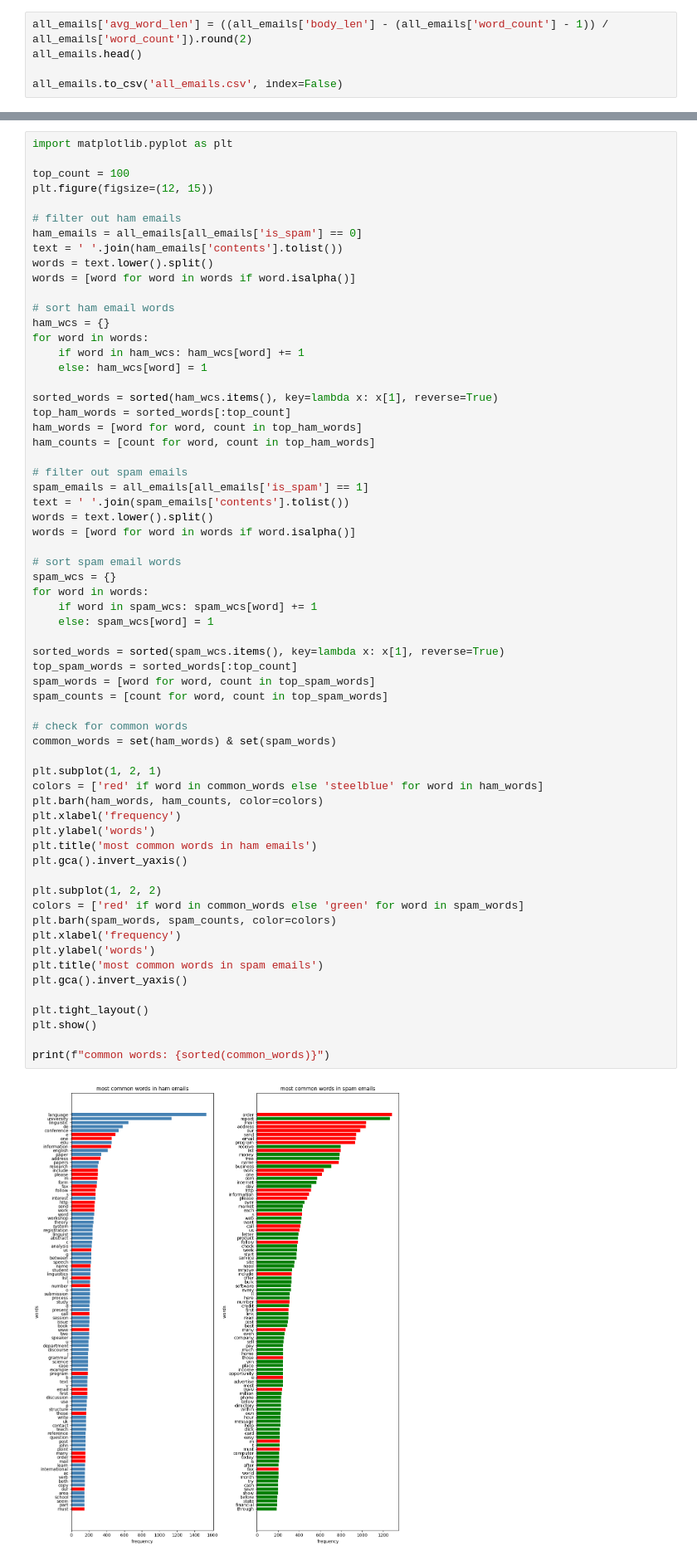
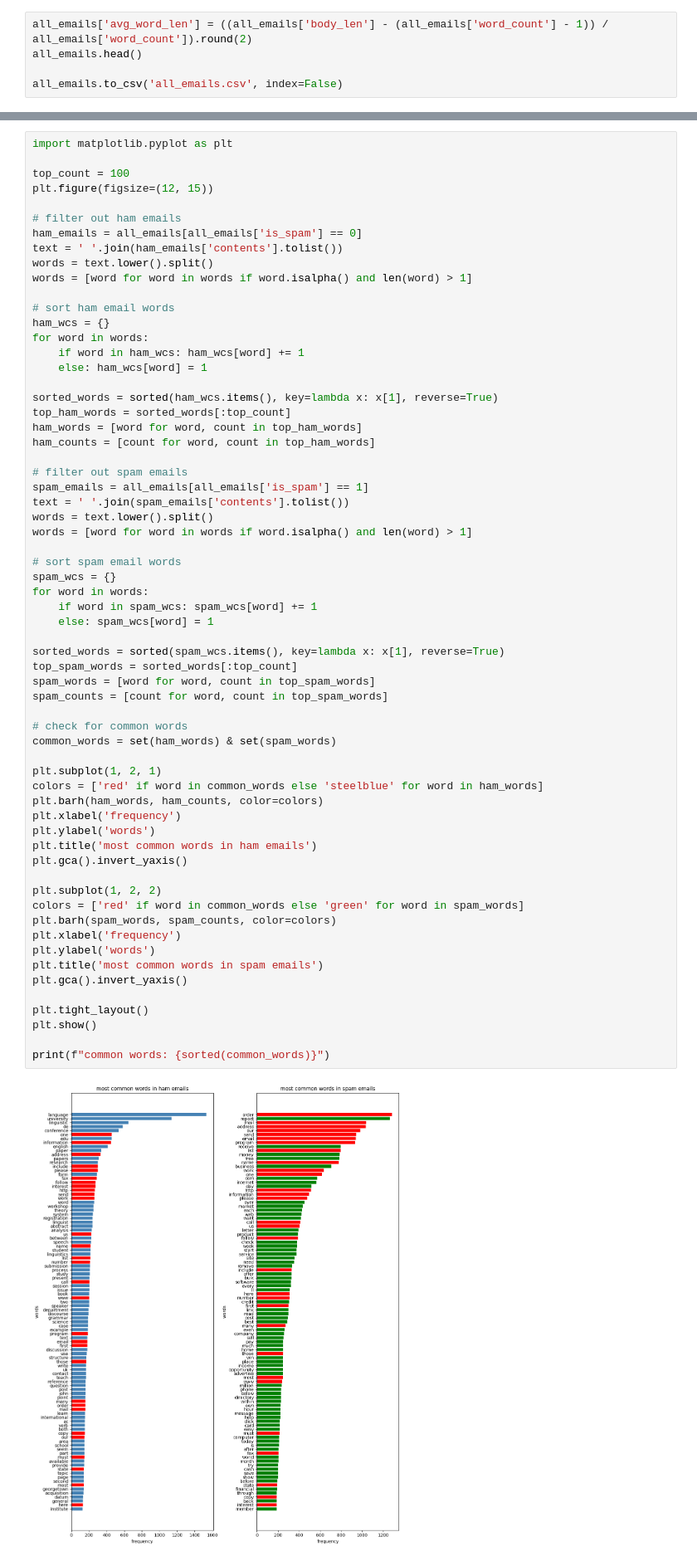
Before and after one commit to mandiiiwu/ml-classwork, a Jupyter notebook: Project_4/Project_4.ipynb, the cells around one changed output, grey strips where cells are left out. Shown at 83% size. Cells and saved outputs as stored; diff of their text form.

```diff
--- a/Project_4/Project_4.ipynb
+++ b/Project_4/Project_4.ipynb
@@ -234,7 +234,7 @@ plt.figure(figsize=(12, 15))
 ham_emails = all_emails[all_emails['is_spam'] == 0]
 text = ' '.join(ham_emails['contents'].tolist())
 words = text.lower().split()
-words = [word for word in words if word.isalpha()]
+words = [word for word in words if word.isalpha() and len(word) > 1]
 
 # sort ham email words
 ham_wcs = {}
@@ -251,7 +251,7 @@ ham_counts = [count for word, count in top_ham_words]
 spam_emails = all_emails[all_emails['is_spam'] == 1]
 text = ' '.join(spam_emails['contents'].tolist())
 words = text.lower().split()
-words = [word for word in words if word.isalpha()]
+words = [word for word in words if word.isalpha() and len(word) > 1]
 
 # sort spam email words
 spam_wcs = {}
@@ -261,31 +261,31 @@ for word in words:
 
 sorted_words = sorted(spam_wcs.items(), key=lambda x: x[1], reverse=True)
 top_spam_words = sorted_words[:top_count]
 spam_words = [word for word, count in top_spam_words]
 spam_counts = [count for word, count in top_spam_words]
 
 # check for common words
 common_words = set(ham_words) & set(spam_words)
 
 plt.subplot(1, 2, 1)
 colors = ['red' if word in common_words else 'steelblue' for word in ham_words]
 plt.barh(ham_words, ham_counts, color=colors)
 plt.xlabel('frequency')
 plt.ylabel('words')
 plt.title('most common words in ham emails')
 plt.gca().invert_yaxis()
 
 plt.subplot(1, 2, 2)
 colors = ['red' if word in common_words else 'green' for word in spam_words]
 plt.barh(spam_words, spam_counts, color=colors)
 plt.xlabel('frequency')
 plt.ylabel('words')
 plt.title('most common words in spam emails')
 plt.gca().invert_yaxis()
 
 plt.tight_layout()
 plt.show()
 
 print(f"common words: {sorted(common_words)}")
 # %% [output]
-[figure, old version]
+[figure, new version]
```
Also changed, not shown: parts of 7 cells of this notebook.
